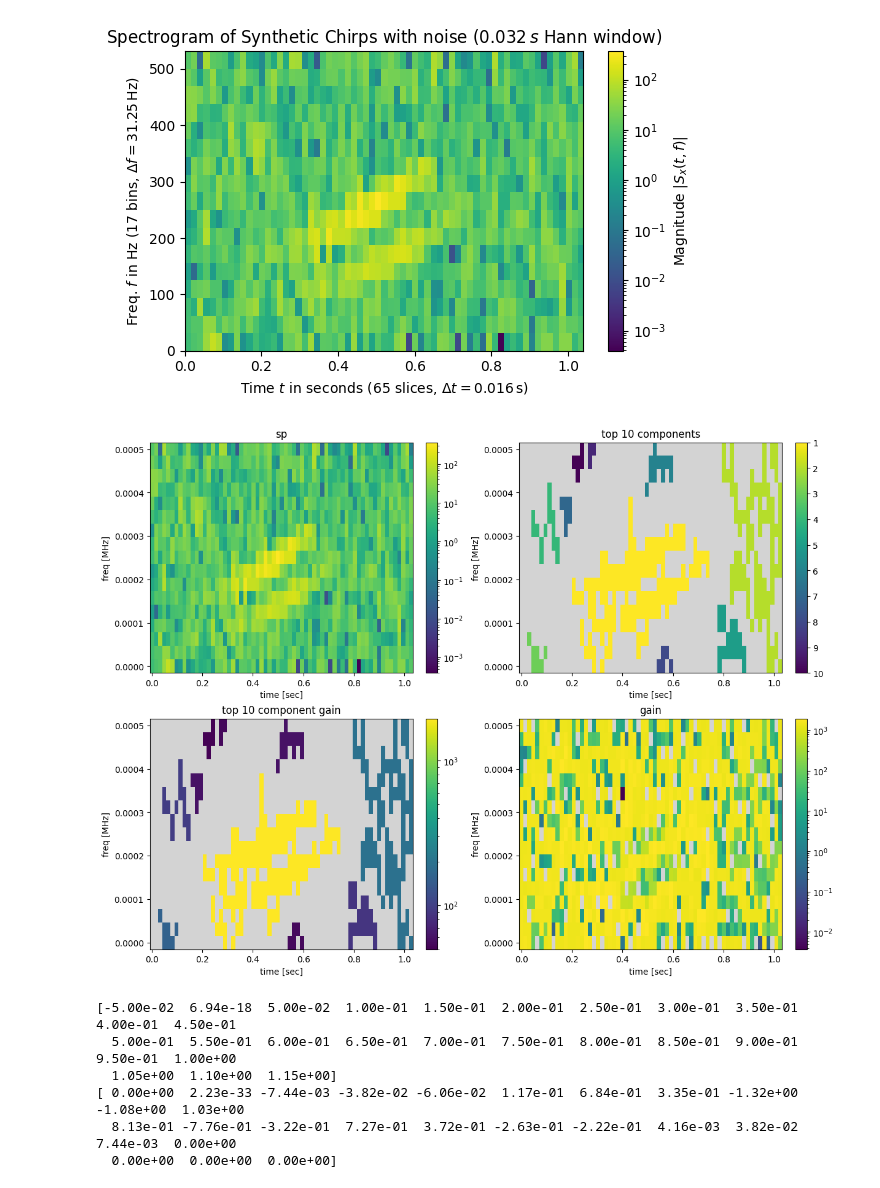
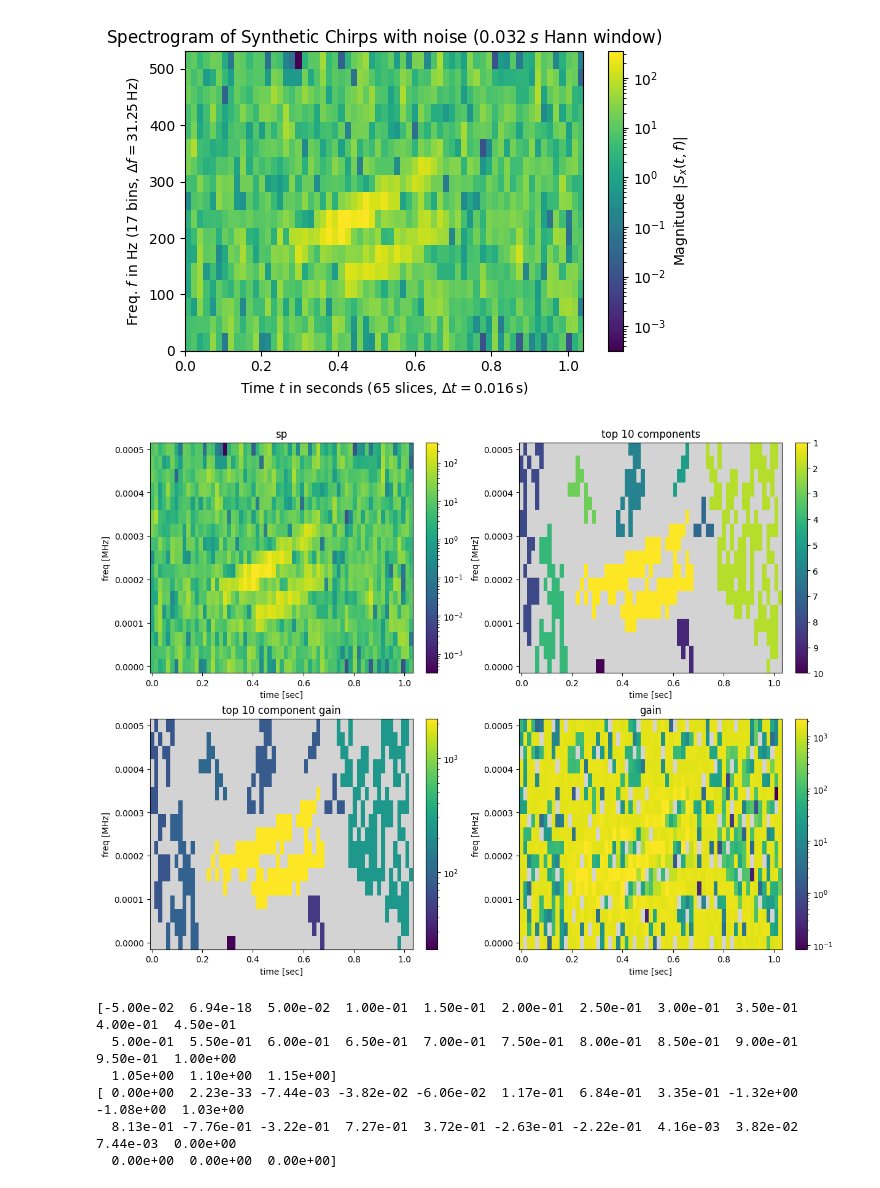
Before and after one commit to nacrocker/automated-segmentation, a Jupyter notebook: maxtree_tests_with_synthetic_data_and_noise.ipynb, the cells around one changed output. Drawn from its saved outputs; the diff is of its cells as text; code cells hidden in the pictures.

Commit message:
testing simplified labeling of "top" components and added seed for noise generator to allow "repeat" noise.

```diff
--- a/maxtree_tests_with_synthetic_data_and_noise.ipynb
+++ b/maxtree_tests_with_synthetic_data_and_noise.ipynb
@@ -1138,7 +1146,8 @@ t1=t[int(nt/8)+int(nt*3/4)-1]
 chirps.append(Chirp(amp=1.5, t0=t0, t1=t1, f0=0.15*fN, f1=0.7*fN))
 
 sig0 = add_funcsigs(chirps,t)
-noise = make_noise(noise_mean, noise_std, t.shape)
+noise_generator = np.random.default_rng(seed=12345).normal
+noise = make_noise(noise_mean, noise_std, t.shape, noise_generator=noise_generator)
 sig = sig0 + noise
 
 sigtit='Synthetic Chirps with noise'
@@ -1241,11 +1250,25 @@ mxgnndinds = np.flatnonzero(mxgnnds)
 mxgnndinds = mxgnndinds[np.argsort(gain.ravel()[mxgnndinds])]
 mxgn=gain*(mxgnnds > 0)
 
-
+def label_image_components(self,nodeinds,labels,returnLabledNodes=False):
+    labled_nodes = np.zeros(self.image.shape)
+    np.put(labled_nodes,nodeinds,labels)
+    labled = self.fill_components_from_markers(labled_nodes)
+    if returnLabledNodes:
+        return labled,labled_nodes
+    else:
+        return labled
+import types
+self.label_image_components = types.MethodType(label_image_components, self)
 ntop=10
-mxgnndindstop = mxgnndinds[-ntop:]
-mxgnndslabeltop = asgn(np.zeros(self.image.shape),mxgnndindstop,range(ntop,0,-1)).reshape(self.image.shape)
-mxgnndslabeltopfill = self.fill_components_from_markers(mxgnndslabeltop)
+if (False):
+    mxgnndindstop = mxgnndinds[-ntop:]
+    mxgnndslabeltop = asgn(np.zeros(self.image.shape),mxgnndindstop,range(ntop,0,-1)).reshape(self.image.shape)
+    mxgnndslabeltopfill = self.fill_components_from_markers(mxgnndslabeltop)
+else:
+    mxgnndslabeltopfill, mxgnndslabeltop = self.label_image_components(mxgnndinds,range(mxgnndinds.size,0,-1),returnLabledNodes=True)
+    mxgnndslabeltop[mxgnndslabeltop > ntop] = 0
+    mxgnndslabeltopfill[mxgnndslabeltopfill > ntop] = 0
 mxgntop=gain*(mxgnndslabeltop > 0)
 mxgntopfill = self.fill_components_from_markers(mxgntop)
 
@@ -1350,5 +1373,5 @@ def _():
-[figure, old version]
+[figure, new version]
-[figure, old version]
+[figure, new version]
 # %%
 # @title Demo of Synthetic chirp signals with Chirp objects
 # cell name: demo_of_machinery_for_synthetic_chirp_signals_with_noise
```
Also changed, not shown: parts of 2 cells of this notebook.
